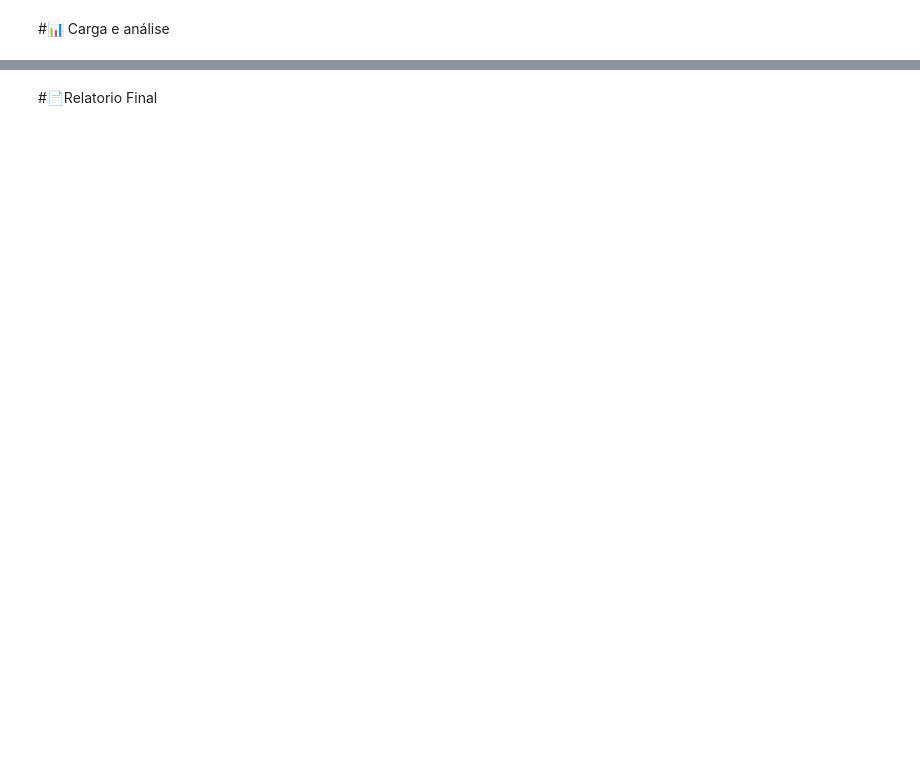
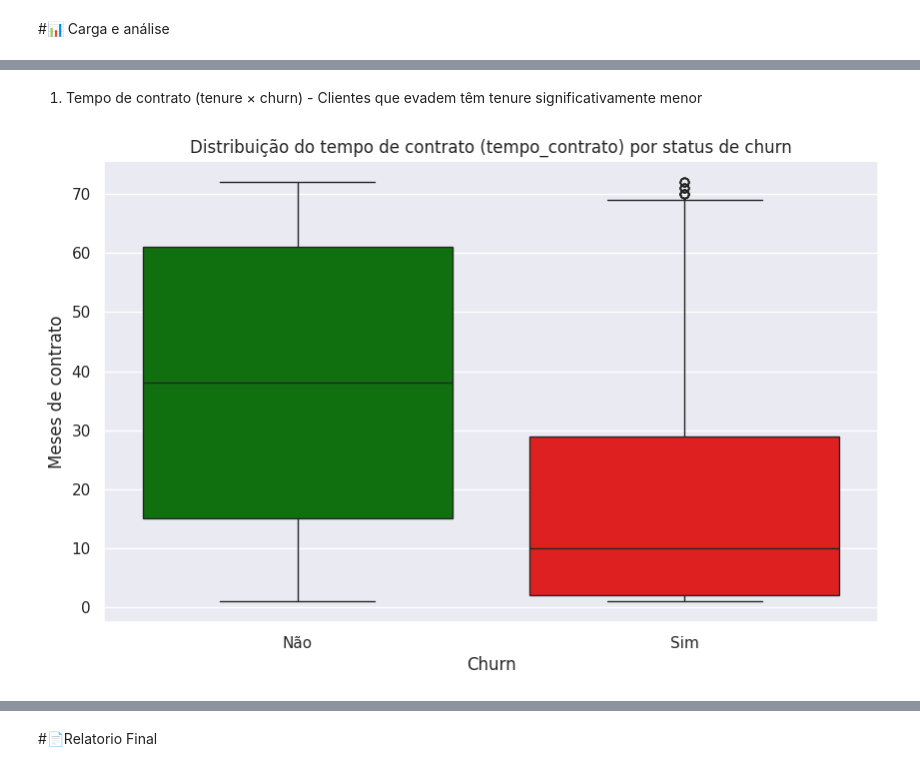
Before and after one commit to GelsonRibeiroJr/telecom-x-churn-analysis, a Jupyter notebook: TelecomX_BR.ipynb, the cells around one changed output, grey strips where cells are left out. Cells and saved outputs as stored; diff of their text form; code cells hidden in the pictures; blank space fills up the shorter version.

```diff
--- a/TelecomX_BR.ipynb
+++ b/TelecomX_BR.ipynb
@@ -329,0 +464,24 @@ dtype: int64
+# %% [markdown]
+1. Tempo de contrato (tenure × churn) - Clientes que evadem têm tenure significativamente menor
+# %%
+import matplotlib.pyplot as plt
+import seaborn as sns
+
+plt.figure(figsize=(10, 6))
+
+sns.boxplot(
+    data=df_churn,
+    x='Churn',
+    y='tempo_contrato',
+    hue='Churn',
+    palette={'Não': 'green', 'Sim': 'red'},
+    legend=False
+)
+
+plt.title('Distribuição do tempo de contrato (tempo_contrato) por status de churn')
+plt.xlabel('Churn')
+plt.ylabel('Meses de contrato')
+
+plt.show()
+# %% [output]
+[figure, added]
```
Also changed, not shown: parts of 59 cells of this notebook.
